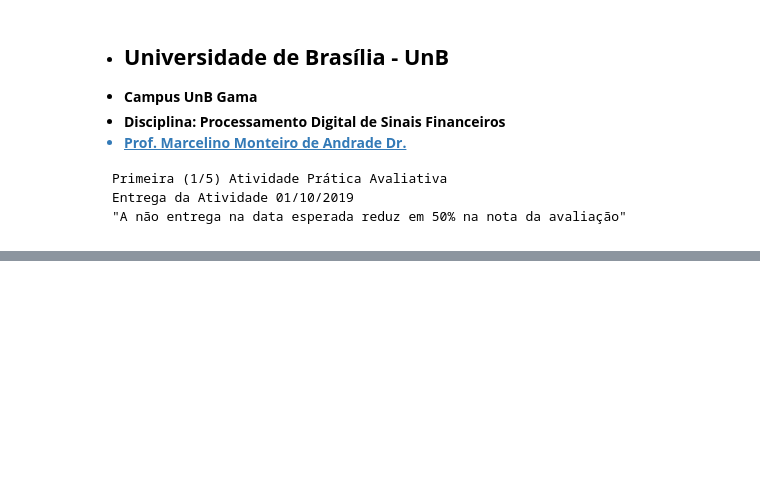
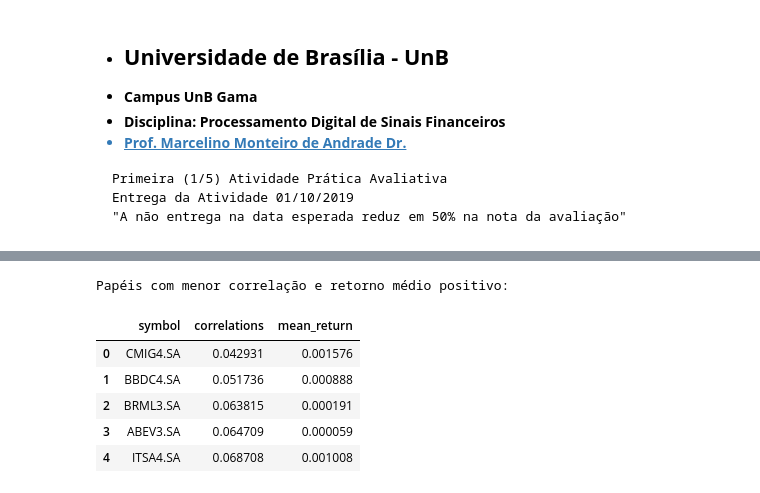
Before and after one commit to brunapinos/Processamento-Digital-de-Sinais-Financeiros, a Jupyter notebook: Atividade1_VidentesdoMercado.ipynb, the cells around one changed output, grey strips where cells are left out. Saved outputs shown, nothing was run; the diff lists cells and outputs as text; code cells hidden in the pictures; blank space fills up the shorter version.

```diff
--- a/Atividade1_VidentesdoMercado.ipynb
+++ b/Atividade1_VidentesdoMercado.ipynb
@@ -133,0 +233,21 @@ for i in range(0, 5):
+# %%
+## Escolhendo apenas os 5 papeis com menor correlação e retorno médio maior que 0
+chosen_papers = []
+list_correlations = correlations.values.tolist()
+for i in range(0, 14):
+  if(list_correlations[i][2] > 0):
+    chosen_papers.append(list_correlations[i])
+
+    if(len(chosen_papers) == 5):
+      break;
+chosen_papers = pd.DataFrame(chosen_papers, columns = ['symbol', 'correlations', 'mean_return'])
+print('Papéis com menor correlação e retorno médio positivo:')
+display(chosen_papers)
+# %% [output]
+Papéis com menor correlação e retorno médio positivo:
+|  | symbol | correlations | mean_return |
+| 0 | CMIG4.SA | 0.042931 | 0.001576 |
+| 1 | BBDC4.SA | 0.051736 | 0.000888 |
+| 2 | BRML3.SA | 0.063815 | 0.000191 |
+| 3 | ABEV3.SA | 0.064709 | 0.000059 |
+| 4 | ITSA4.SA | 0.068708 | 0.001008 |
```
Also changed, not shown: parts of 14 cells of this notebook.
